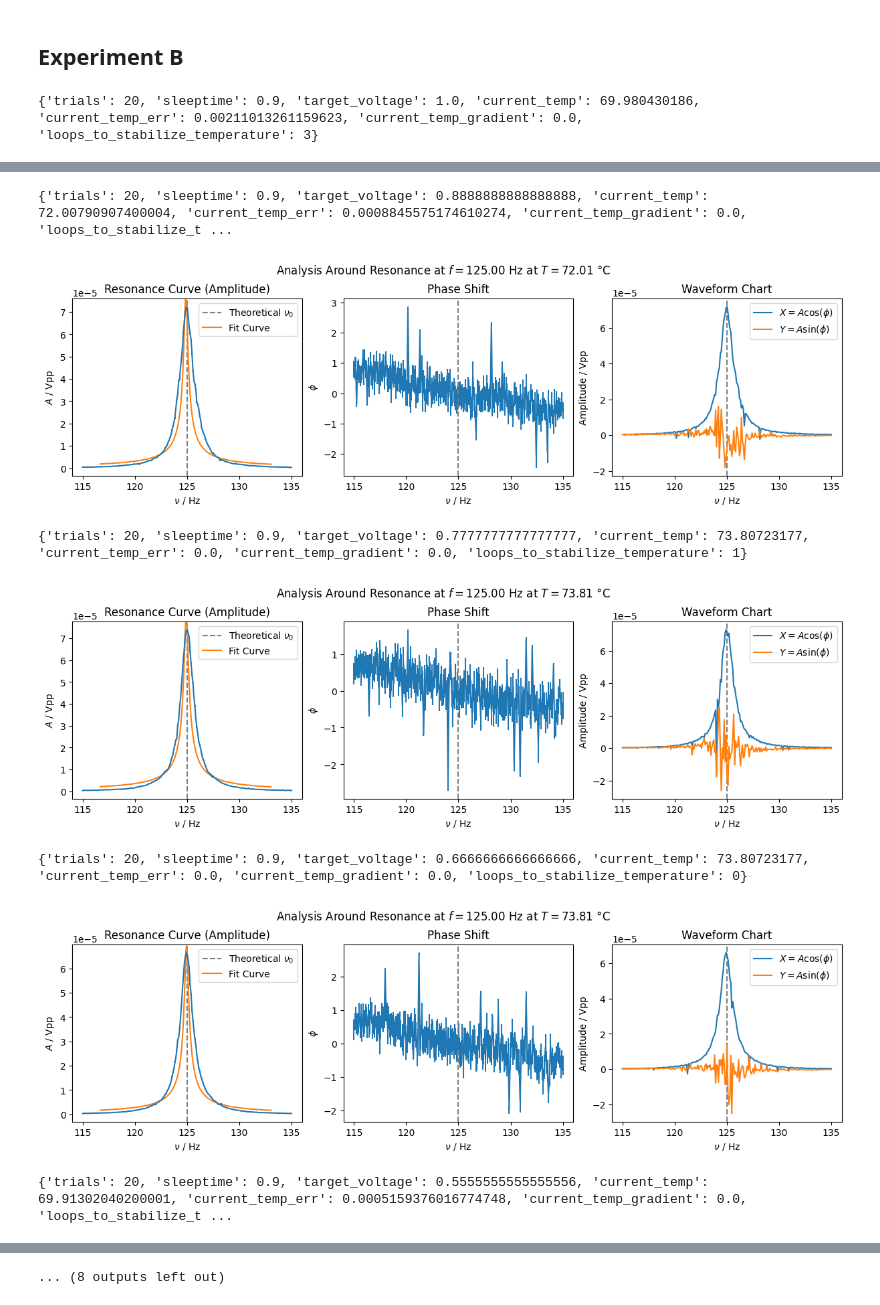
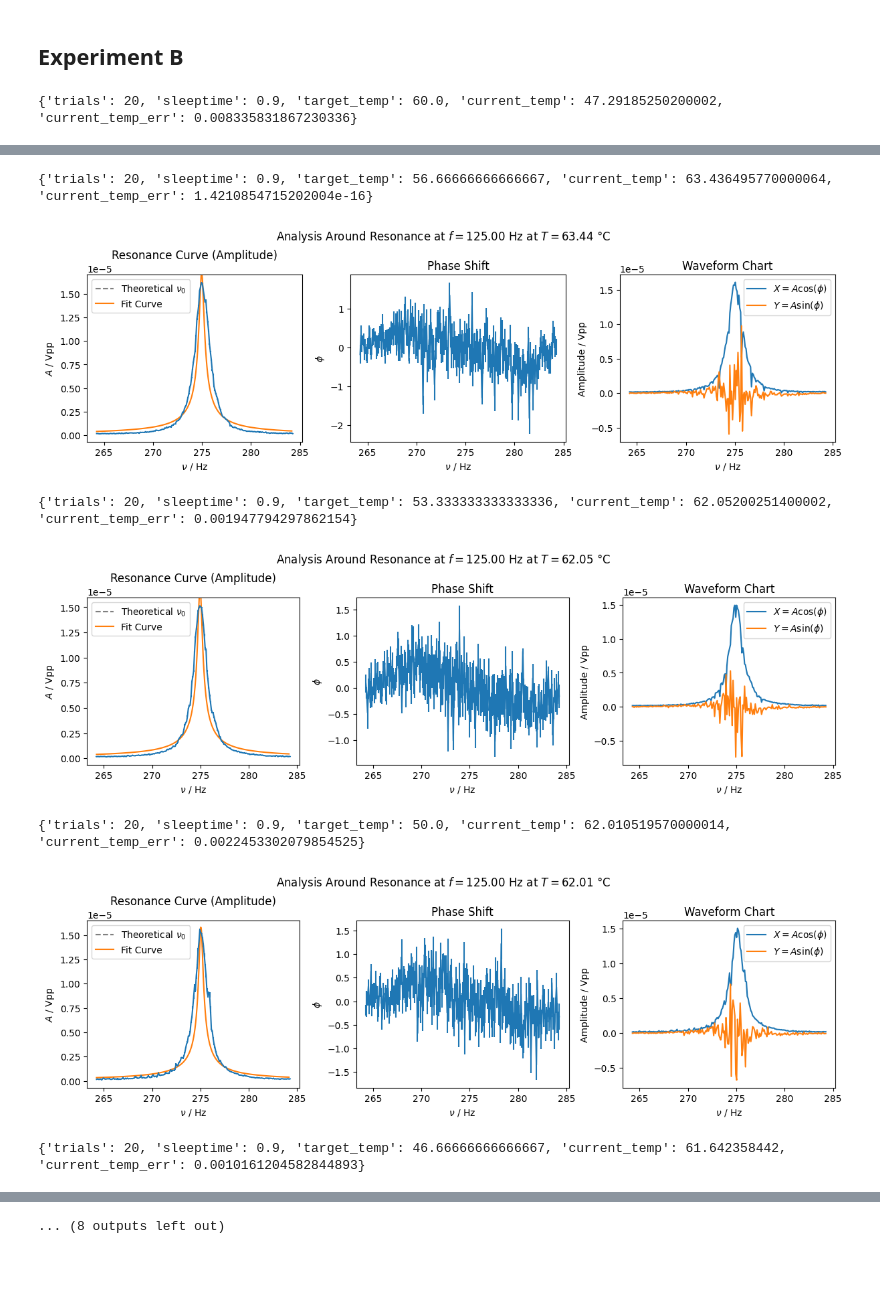
Before and after one commit to Just-Neptun/FP, a Jupyter notebook: F75 Computers and Data/Data_Analysis/analysis_B.ipynb, the cells around one changed output, grey strips where cells are left out. Drawn from its saved outputs; the diff is of its cells as text; code cells hidden in the pictures; blank space fills up the shorter version.

```diff
--- a/F75 Computers and Data/Data_Analysis/analysis_B.ipynb
+++ b/F75 Computers and Data/Data_Analysis/analysis_B.ipynb
@@ -17,32 +18,7 @@ import plotting
 # lowest_harmonic = 274.25448868690813
 lowest_harmonic = 125
 # %%
-# locs = [
-#     "temp0_data_0708_212553.txt",
-#     "temp1_data_0708_230411.txt",
-#     "temp2_data_0709_002229.txt",
-#     "temp3_data_0709_014047.txt",
-#     "temp4_data_0709_025905.txt",
-#     "temp5_data_0709_041723.txt",
-#     "temp6_data_0709_053541.txt",
-#     "temp8_data_0709_081217.txt",
-#     "temp7_data_0709_065359.txt",
-#     "temp9_data_0709_093035.txt",
-# ]
-# path = "Data/Night Measurement/Experiment_B/"
-# locs = [path + loc for loc in locs]
-locs = [
-    "./Data/Night Measurement 3/voltage0_data_0713_135004.txt",
-    "./Data/Night Measurement 3/voltage1_data_0713_152824.txt",
-    "./Data/Night Measurement 3/voltage2_data_0713_164642.txt",
-    "./Data/Night Measurement 3/voltage3_data_0713_181141.txt",
-    "./Data/Night Measurement 3/voltage4_data_0713_192958.txt",
-    "./Data/Night Measurement 3/voltage5_data_0713_204816.txt",
-    "./Data/Night Measurement 3/voltage6_data_0713_220634.txt",
-    "./Data/Night Measurement 3/voltage7_data_0713_232452.txt",
-    "./Data/Night Measurement 3/voltage8_data_0714_004310.txt",
-    "./Data/Night Measurement 3/voltage9_data_0714_020809.txt",
-]
+locs = LOCS.final.expB[1]
 
 fitparam_results: list[dict] = []
 
@@ -56,9 +32,9 @@ for i, loc in enumerate(locs):
     for ax in axs:
         plotting.vertical_line(ax, lowest_harmonic, label=r"Theoretical $\nu_0$")
 
-    result_dict = {"current_temp": metadata["current_temp"], 'target_freq': lowest_harmonic, "target_voltage": metadata["target_voltage"]}
-    # result_dict = {"current_temp": metadata["current_temp"], 'target_freq': lowest_harmonic}
+    result_dict = {"current_temp": metadata["current_temp"], 'target_freq': lowest_harmonic, "target_voltage": metadata.get("target_voltage")}
     min_idx, max_idx = (20, -20)
+    min_idx, max_idx = (0, -1)
     result_dict = result_dict | lorentz.do_fit(axs[0], data["freq"][min_idx:max_idx], data["A"][min_idx:max_idx], data["A_err"][min_idx:max_idx])
     fitparam_results.append(result_dict)
 
@@ -66,4 +42,4 @@ for i, loc in enumerate(locs):
     fig.suptitle(f"Analysis Around Resonance at $ f = {lowest_harmonic:.2f}$ Hz at $ T = {temp:.2f} $ °C")
     plt.show()
 # %% [output]
-{'trials': 20, 'sleeptime': 0.9, 'target_voltage': 1.0, 'current_temp': 69.980430186, 'current_temp_err': 0.00211013261159623, 'current_temp_gradient': 0.0, 'loops_to_stabilize_temperature': 3}
+{'trials': 20, 'sleeptime': 0.9, 'target_temp': 60.0, 'current_temp': 47.29185250200002, 'current_temp_err': 0.008335831867230336}
@@ -71,7 +47,7 @@ for i, loc in enumerate(locs):
-{'trials': 20, 'sleeptime': 0.9, 'target_voltage': 0.8888888888888888, 'current_temp': 72.00790907400004, 'current_temp_err': 0.0008845575174610274, 'current_temp_gradient': 0.0, 'loops_to_stabilize_t ...
+{'trials': 20, 'sleeptime': 0.9, 'target_temp': 56.66666666666667, 'current_temp': 63.436495770000064, 'current_temp_err': 1.4210854715202004e-16}
-[figure, old version]
+[figure, new version]
-{'trials': 20, 'sleeptime': 0.9, 'target_voltage': 0.7777777777777777, 'current_temp': 73.80723177, 'current_temp_err': 0.0, 'current_temp_gradient': 0.0, 'loops_to_stabilize_temperature': 1}
+{'trials': 20, 'sleeptime': 0.9, 'target_temp': 53.333333333333336, 'current_temp': 62.05200251400002, 'current_temp_err': 0.001947794297862154}
-[figure, old version]
+[figure, new version]
-{'trials': 20, 'sleeptime': 0.9, 'target_voltage': 0.6666666666666666, 'current_temp': 73.80723177, 'current_temp_err': 0.0, 'current_temp_gradient': 0.0, 'loops_to_stabilize_temperature': 0}
+{'trials': 20, 'sleeptime': 0.9, 'target_temp': 50.0, 'current_temp': 62.010519570000014, 'current_temp_err': 0.0022453302079854525}
-[figure, old version]
+[figure, new version]
-{'trials': 20, 'sleeptime': 0.9, 'target_voltage': 0.5555555555555556, 'current_temp': 69.91302040200001, 'current_temp_err': 0.0005159376016774748, 'current_temp_gradient': 0.0, 'loops_to_stabilize_t ...
+{'trials': 20, 'sleeptime': 0.9, 'target_temp': 46.66666666666667, 'current_temp': 61.642358442, 'current_temp_err': 0.0010161204582844893}
```
Also changed, not shown: parts of 4 cells of this notebook, 1 other file.
